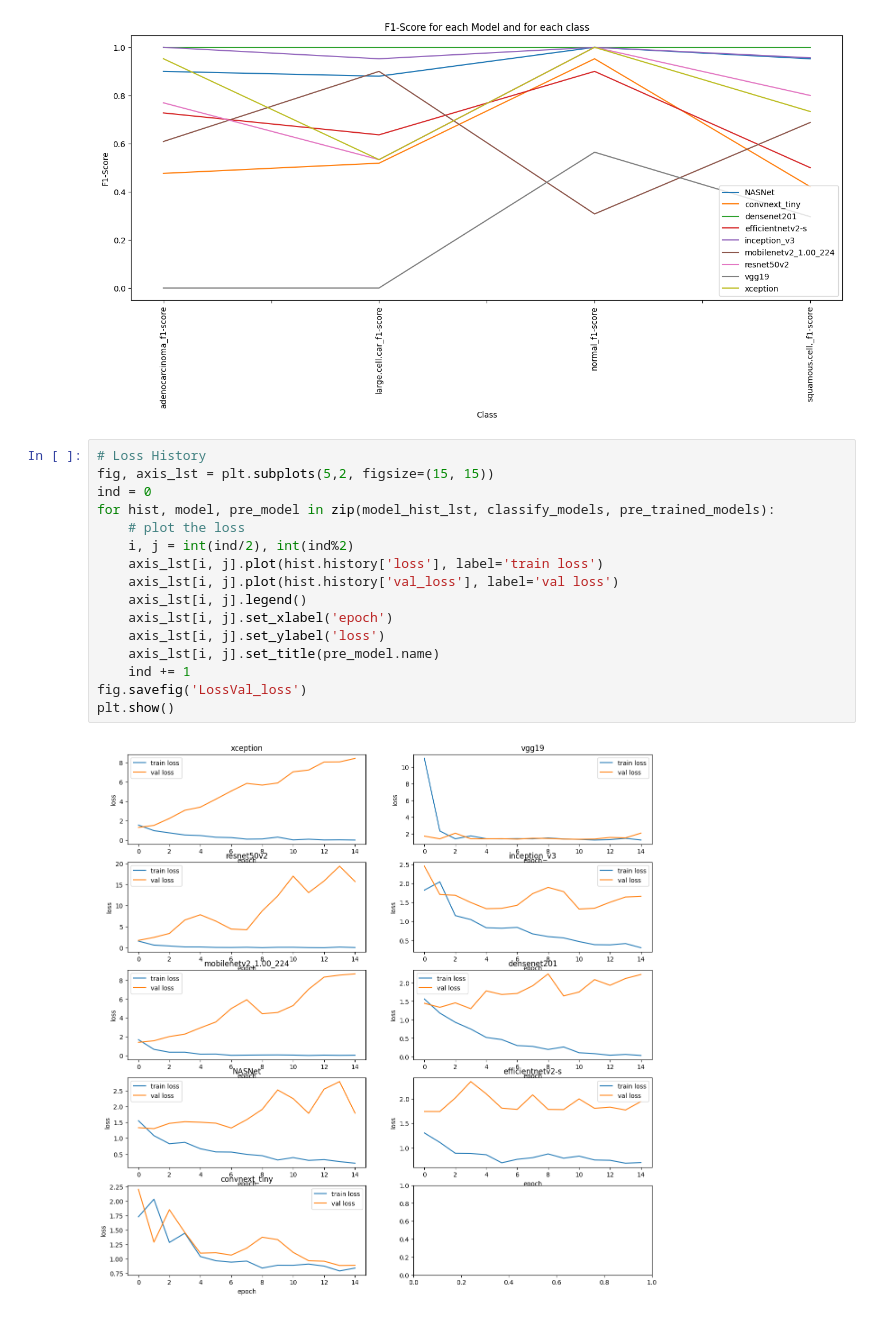
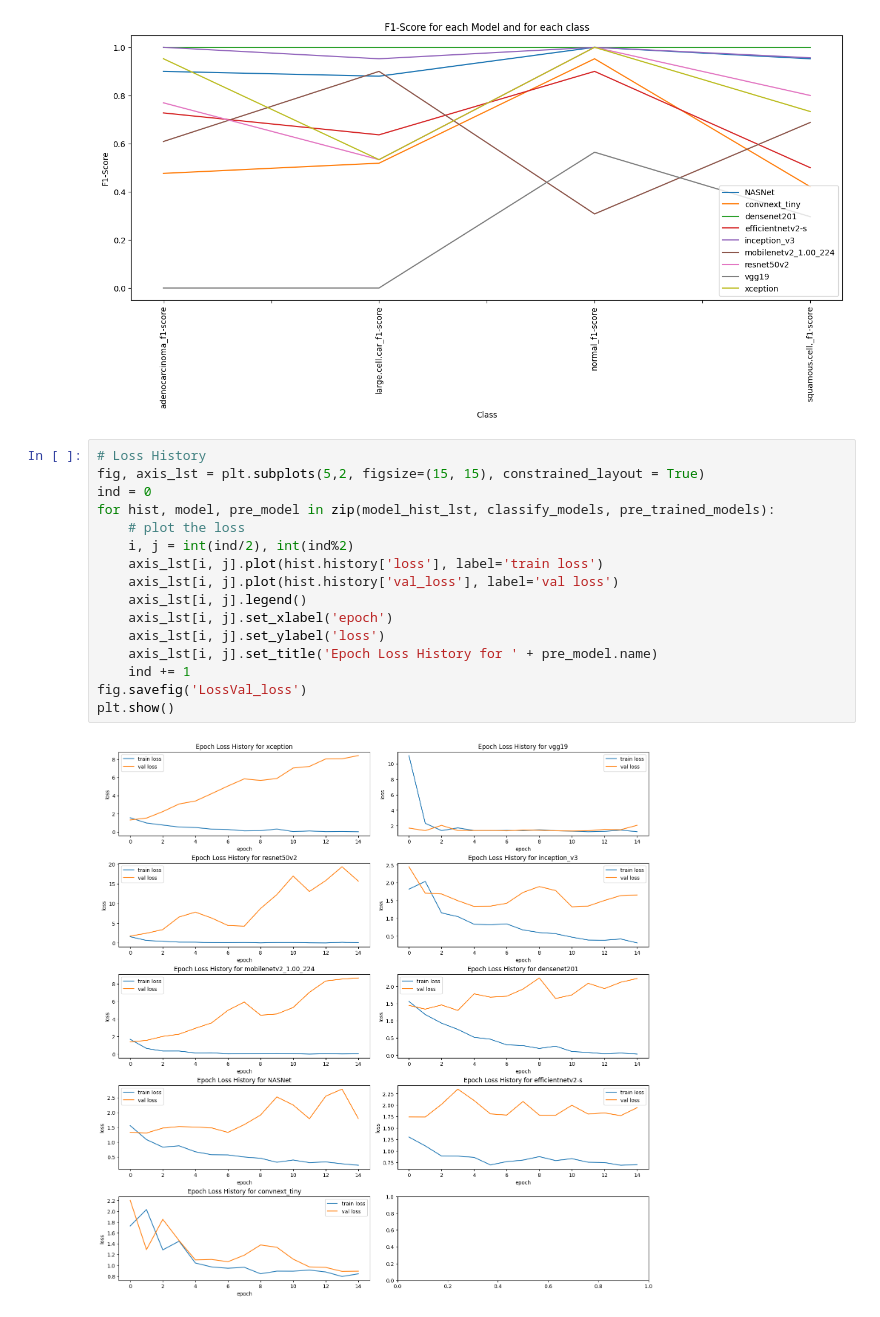
Before and after one commit to suryan0800/DL-CNN-Transfer-Learning, a Jupyter notebook: Transfer_Learning.ipynb, the cells around one changed output. Drawn from its saved outputs; the diff is of its cells as text.

Commit message:
plot spacing and labels

```diff
--- a/Transfer_Learning.ipynb
+++ b/Transfer_Learning.ipynb
@@ -343,19 +343,19 @@ result_df3_pivoted.plot(title='F1-Score for each Model and for each class', rot=
 [figure]
 # %%
 # Loss History
-fig, axis_lst = plt.subplots(5,2, figsize=(15, 15))
+fig, axis_lst = plt.subplots(5,2, figsize=(15, 15), constrained_layout = True)
 ind = 0
 for hist, model, pre_model in zip(model_hist_lst, classify_models, pre_trained_models):
     # plot the loss
     i, j = int(ind/2), int(ind%2)
     axis_lst[i, j].plot(hist.history['loss'], label='train loss')
     axis_lst[i, j].plot(hist.history['val_loss'], label='val loss')
     axis_lst[i, j].legend()
     axis_lst[i, j].set_xlabel('epoch')
     axis_lst[i, j].set_ylabel('loss')
-    axis_lst[i, j].set_title(pre_model.name)
+    axis_lst[i, j].set_title('Epoch Loss History for ' + pre_model.name)
     ind += 1
 fig.savefig('LossVal_loss')
 plt.show()
 # %% [output]
-[figure, old version]
+[figure, new version]
```
Also changed, not shown: 1 other file.
